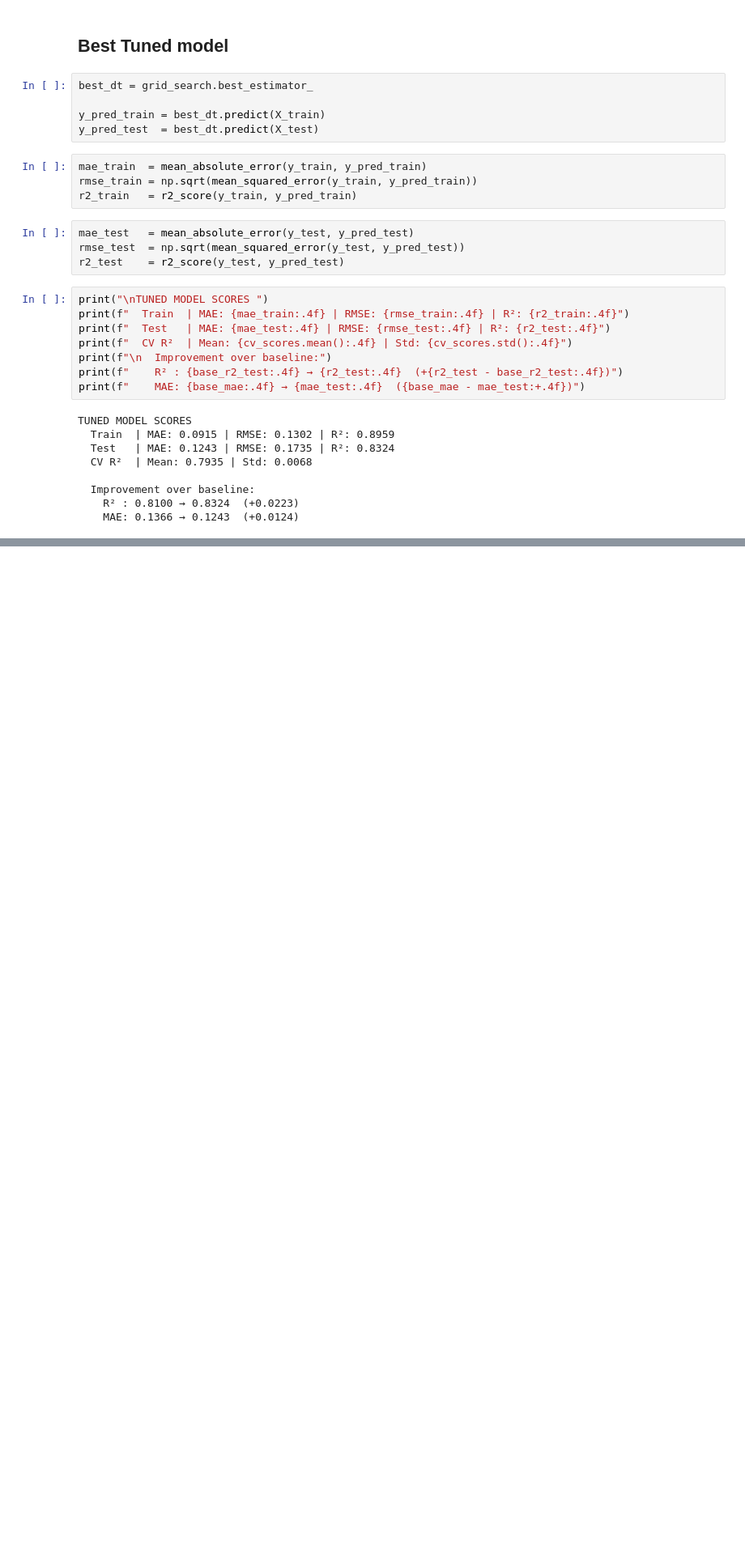
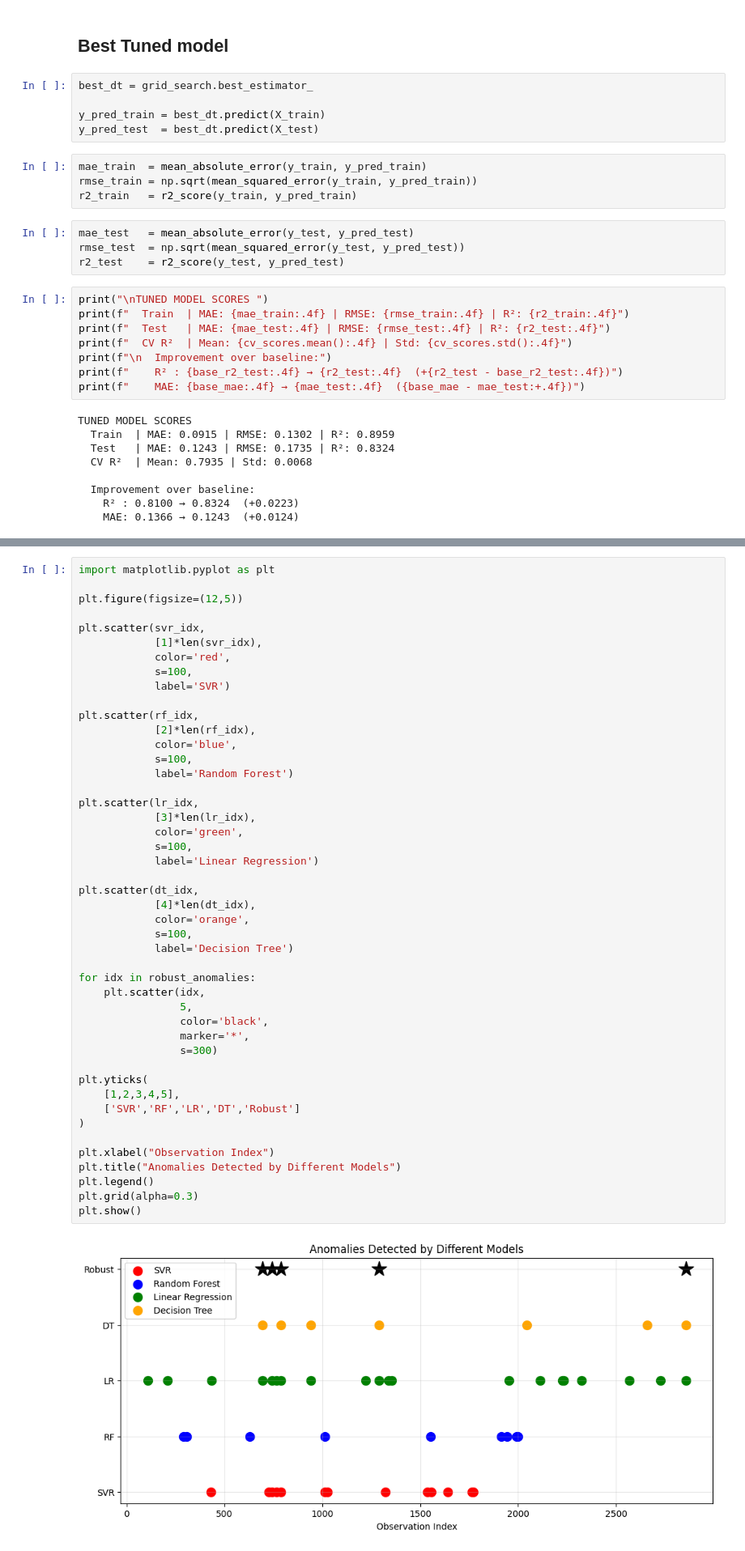
Before and after one commit to Sadhana-up/Sem-Project, a Jupyter notebook: DecisionTree.ipynb, the cells around one changed output, grey strips where cells are left out. Shown at 81% size. Drawn from its saved outputs; the diff is of its cells as text; blank space fills up the shorter version.

```diff
--- a/DecisionTree.ipynb
+++ b/DecisionTree.ipynb
@@ -262,0 +330,48 @@ Text(4.444444444444452, 0.5, 'Residual')
+# %%
+import matplotlib.pyplot as plt
+
+plt.figure(figsize=(12,5))
+
+plt.scatter(svr_idx,
+            [1]*len(svr_idx),
+            color='red',
+            s=100,
+            label='SVR')
+
+plt.scatter(rf_idx,
+            [2]*len(rf_idx),
+            color='blue',
+            s=100,
+            label='Random Forest')
+
+plt.scatter(lr_idx,
+            [3]*len(lr_idx),
+            color='green',
+            s=100,
+            label='Linear Regression')
+
+plt.scatter(dt_idx,
+            [4]*len(dt_idx),
+            color='orange',
+            s=100,
+            label='Decision Tree')
+
+for idx in robust_anomalies:
+    plt.scatter(idx,
+                5,
+                color='black',
+                marker='*',
+                s=300)
+
+plt.yticks(
+    [1,2,3,4,5],
+    ['SVR','RF','LR','DT','Robust']
+)
+
+plt.xlabel("Observation Index")
+plt.title("Anomalies Detected by Different Models")
+plt.legend()
+plt.grid(alpha=0.3)
+plt.show()
+# %% [output]
+[figure, added]
```
Also changed, not shown: parts of 18 cells of this notebook.
